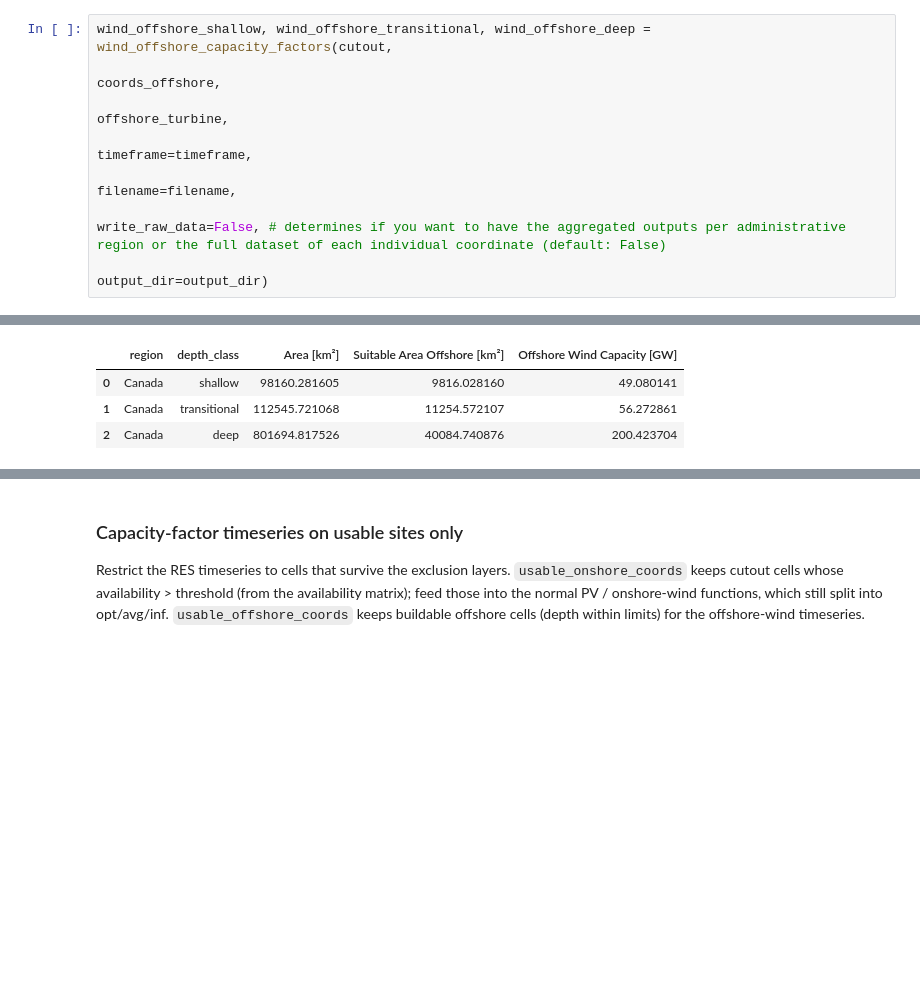
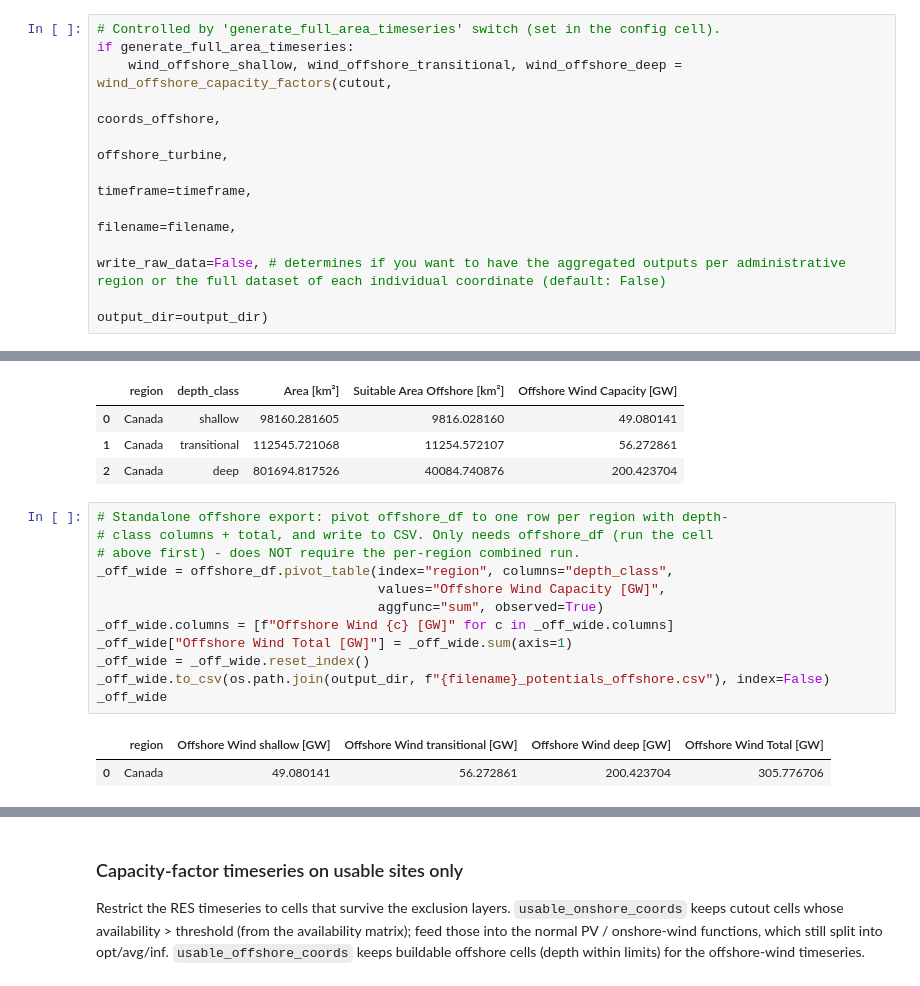
Before and after one commit to loeffko/GENeSYS_MOD.tools, a Jupyter notebook: GIS_&_Timeseries_Tool/GENeSYS-MOD_RES_Tool_CA.ipynb, the cells around one changed output, grey strips where cells are left out. Saved outputs shown, nothing was run; the diff lists cells and outputs as text; blank space fills up the shorter version.

```diff
--- a/GIS_&_Timeseries_Tool/GENeSYS-MOD_RES_Tool_CA.ipynb
+++ b/GIS_&_Timeseries_Tool/GENeSYS-MOD_RES_Tool_CA.ipynb
@@ -200,9 +197,11 @@ dtype: float64
 # %%
-wind_offshore_shallow, wind_offshore_transitional, wind_offshore_deep = wind_offshore_capacity_factors(cutout,
-                                                                                                       coords_offshore,
-                                                                                                       offshore_turbine,
-                                                                                                       timeframe=timeframe,
-                                                                                                       filename=filename,
-                                                                                                       write_raw_data=False, # determines if you want to have the aggregated outputs per administrative region or the full dataset of each individual coordinate (default: False)
-                                                                                                       output_dir=output_dir)
+# Controlled by 'generate_full_area_timeseries' switch (set in the config cell).
+if generate_full_area_timeseries:
+    wind_offshore_shallow, wind_offshore_transitional, wind_offshore_deep = wind_offshore_capacity_factors(cutout,
+                                                                                                           coords_offshore,
+                                                                                                           offshore_turbine,
+                                                                                                           timeframe=timeframe,
+                                                                                                           filename=filename,
+                                                                                                           write_raw_data=False, # determines if you want to have the aggregated outputs per administrative region or the full dataset of each individual coordinate (default: False)
+                                                                                                           output_dir=output_dir)
 # %%
@@ -373,3 +365,18 @@ offshore_df
 | 0 | Canada | shallow | 98160.281605 | 9816.028160 | 49.080141 |
 | 1 | Canada | transitional | 112545.721068 | 11254.572107 | 56.272861 |
 | 2 | Canada | deep | 801694.817526 | 40084.740876 | 200.423704 |
+# %%
+# Standalone offshore export: pivot offshore_df to one row per region with depth-
+# class columns + total, and write to CSV. Only needs offshore_df (run the cell
+# above first) - does NOT require the per-region combined run.
+_off_wide = offshore_df.pivot_table(index="region", columns="depth_class",
+                                    values="Offshore Wind Capacity [GW]",
+                                    aggfunc="sum", observed=True)
+_off_wide.columns = [f"Offshore Wind {c} [GW]" for c in _off_wide.columns]
+_off_wide["Offshore Wind Total [GW]"] = _off_wide.sum(axis=1)
+_off_wide = _off_wide.reset_index()
+_off_wide.to_csv(os.path.join(output_dir, f"{filename}_potentials_offshore.csv"), index=False)
+_off_wide
+# %% [output]
+|  | region | Offshore Wind shallow [GW] | Offshore Wind transitional [GW] | Offshore Wind deep [GW] | Offshore Wind Total [GW] |
+| 0 | Canada | 49.080141 | 56.272861 | 200.423704 | 305.776706 |
```
Also changed, not shown: parts of 17 cells of this notebook, 3 other files.
